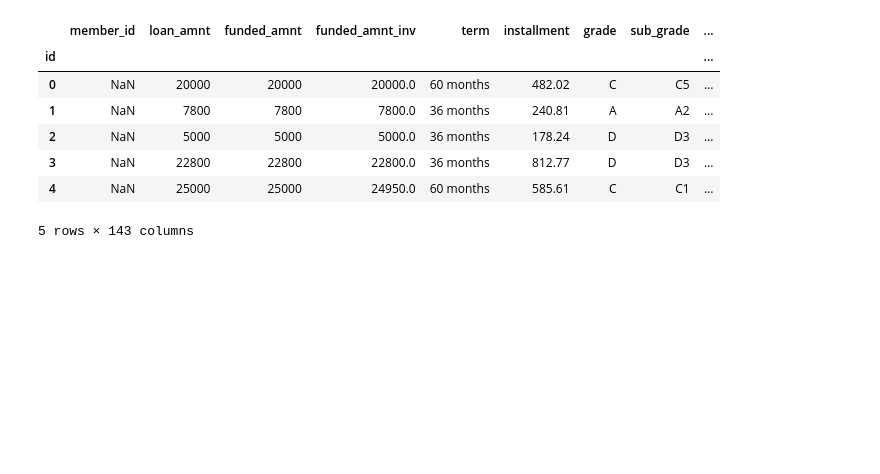
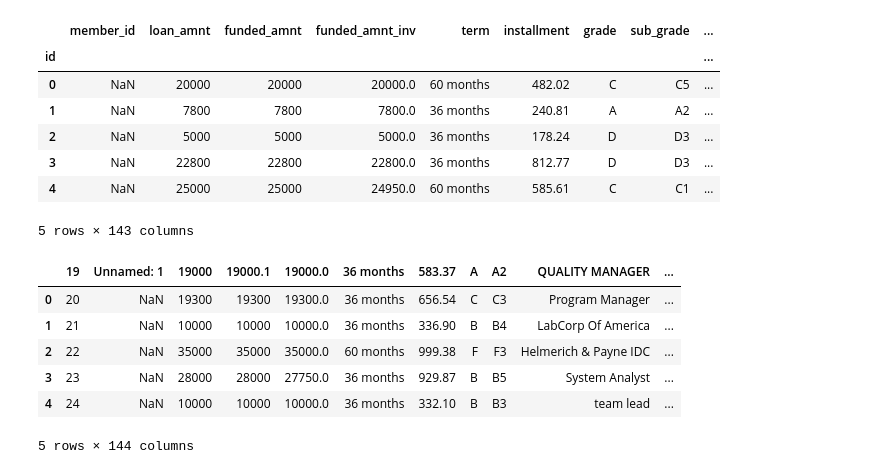
Before and after one commit to ashen007/pandas_data_analysis, a Jupyter notebook: v_2/c_1.ipynb, the cells around one changed output. Drawn from its saved outputs; the diff is of its cells as text; code cells hidden in the pictures; blank space fills up the shorter version.

Commit message:
csv read - skip rows

```diff
--- a/v_2/c_1.ipynb
+++ b/v_2/c_1.ipynb
@@ -79,3 +80,14 @@ pd.read_csv('../data/p1_test.csv',index_col='id',skip_blank_lines=True).head(5)
 | 3 | NaN | 22800 | 22800 | 22800.0 | 36 months | 812.77 | D | D3 | ... |
 | 4 | NaN | 25000 | 25000 | 24950.0 | 60 months | 585.61 | C | C1 | ... |
 5 rows × 143 columns
+# %%
+# skip rows
+pd.read_csv('../data/p1_test.csv',skiprows=np.arange(20)).head(5)
+# %% [output]
+|  | 19 | Unnamed: 1 | 19000 | 19000.1 | 19000.0 | 36 months | 583.37 | A | A2 | QUALITY MANAGER | ... |
+| 0 | 20 | NaN | 19300 | 19300 | 19300.0 | 36 months | 656.54 | C | C3 | Program Manager | ... |
+| 1 | 21 | NaN | 10000 | 10000 | 10000.0 | 36 months | 336.90 | B | B4 | LabCorp Of America | ... |
+| 2 | 22 | NaN | 35000 | 35000 | 35000.0 | 60 months | 999.38 | F | F3 | Helmerich & Payne IDC | ... |
+| 3 | 23 | NaN | 28000 | 28000 | 27750.0 | 36 months | 929.87 | B | B5 | System Analyst | ... |
+| 4 | 24 | NaN | 10000 | 10000 | 10000.0 | 36 months | 332.10 | B | B3 | team lead | ... |
+5 rows × 144 columns
```
Also changed, not shown: parts of 1 cell of this notebook.
